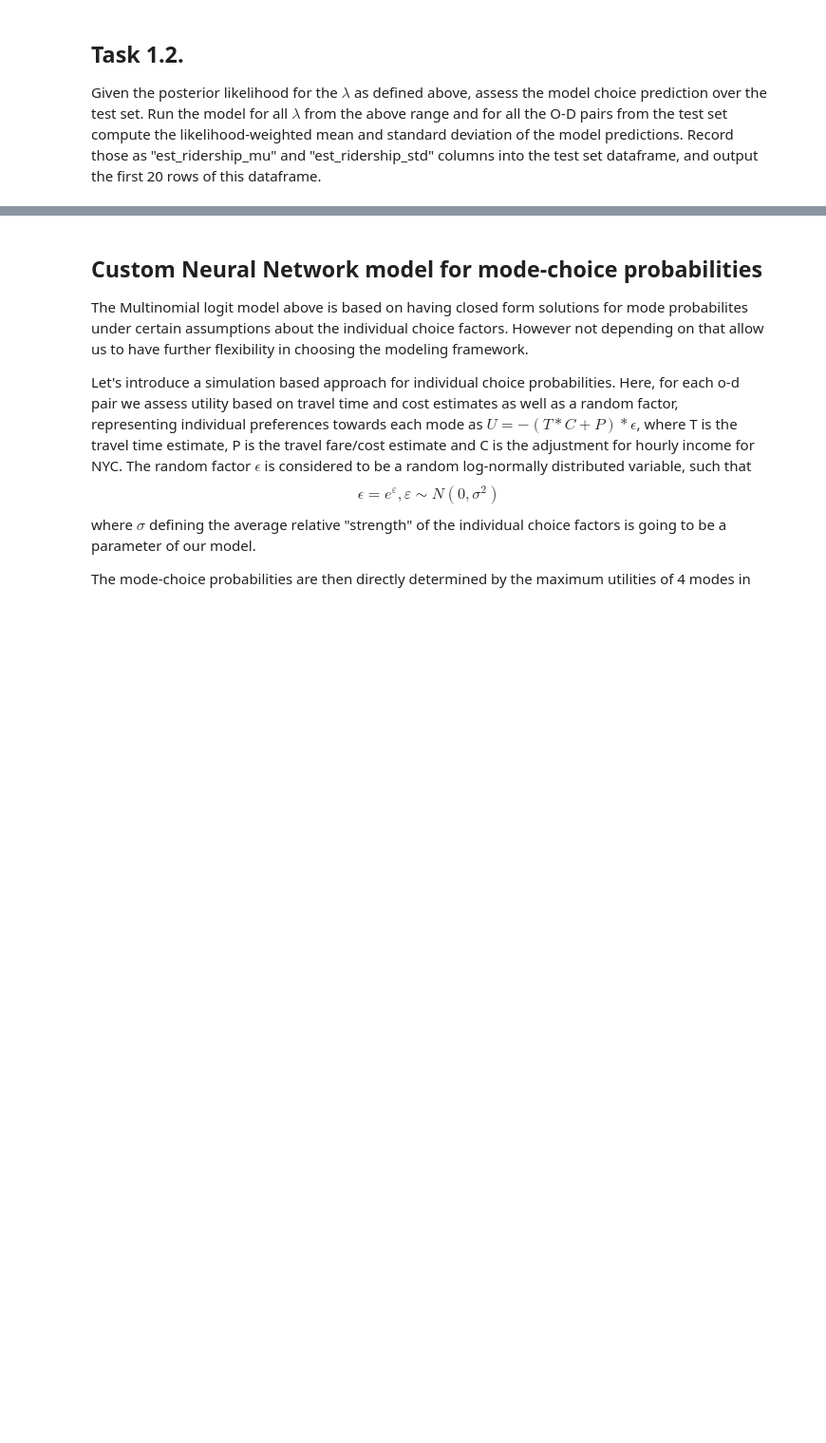
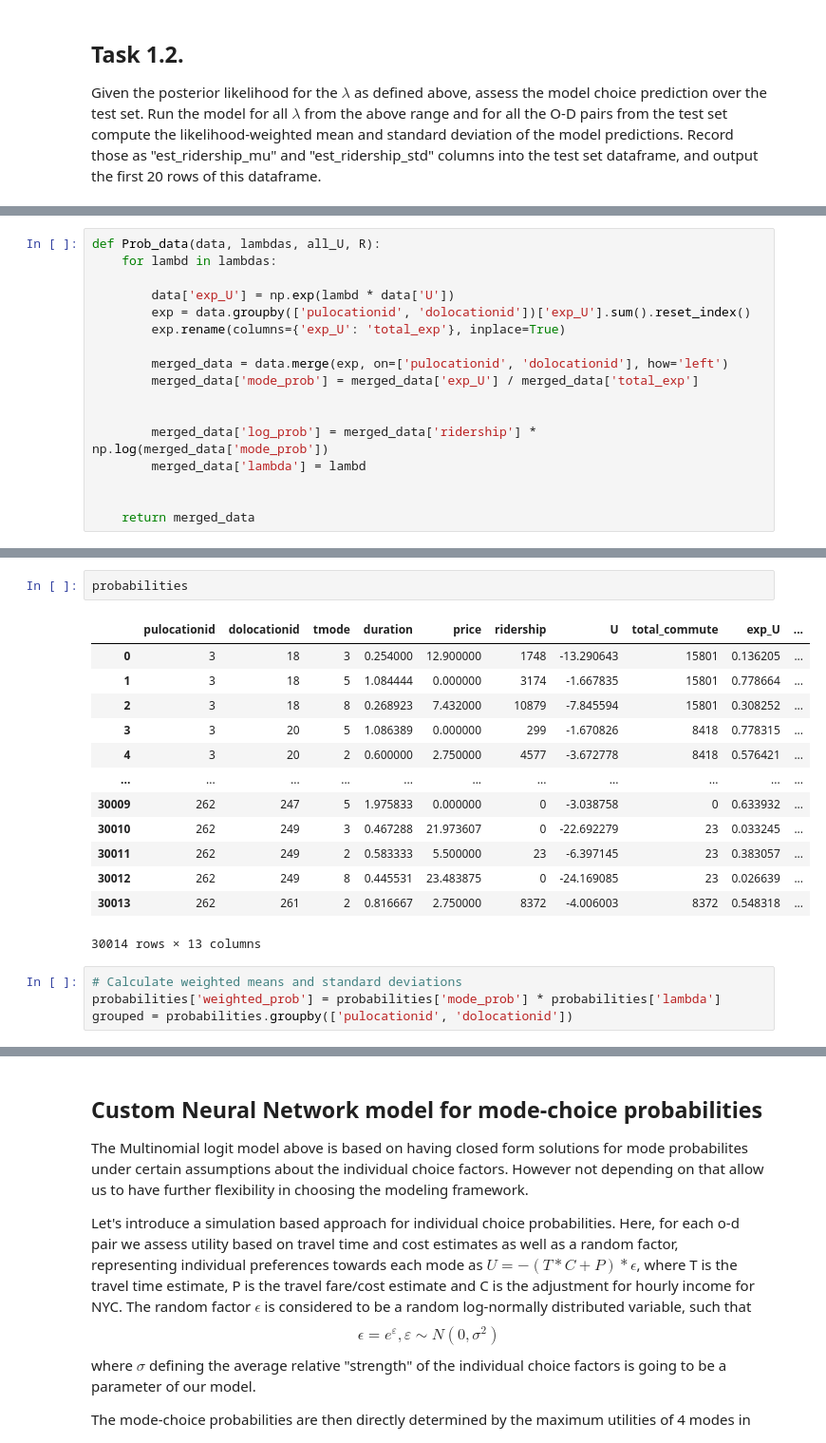
Before and after one commit to CharlesFeng0314/CUSP, a Jupyter notebook: CUSP7023/HW4/HW4_Bayesian_Transportation_case.ipynb, the cells around one changed output, grey strips where cells are left out. Shown: that part at 95% size. Saved outputs shown, nothing was run; the diff lists cells and outputs as text; blank space fills up the shorter version.

```diff
--- a/CUSP7023/HW4/HW4_Bayesian_Transportation_case.ipynb
+++ b/CUSP7023/HW4/HW4_Bayesian_Transportation_case.ipynb
@@ -251,0 +242,17 @@ Standard deviation of lambda: 4.914216726168832e-06
+# %%
+def Prob_data(data, lambdas, all_U, R):
+    for lambd in lambdas:
+
+        data['exp_U'] = np.exp(lambd * data['U'])
+        exp = data.groupby(['pulocationid', 'dolocationid'])['exp_U'].sum().reset_index()
+        exp.rename(columns={'exp_U': 'total_exp'}, inplace=True)
+
+        merged_data = data.merge(exp, on=['pulocationid', 'dolocationid'], how='left')
+        merged_data['mode_prob'] = merged_data['exp_U'] / merged_data['total_exp']
+
+
+        merged_data['log_prob'] = merged_data['ridership'] * np.log(merged_data['mode_prob'])
+        merged_data['lambda'] = lambd
+
+
+    return merged_data
@@ -251,0 +303,20 @@ Standard deviation of lambda: 4.914216726168832e-06
+# %%
+probabilities
+# %% [output]
+|  | pulocationid | dolocationid | tmode | duration | price | ridership | U | total_commute | exp_U | ... |
+| 0 | 3 | 18 | 3 | 0.254000 | 12.900000 | 1748 | -13.290643 | 15801 | 0.136205 | ... |
+| 1 | 3 | 18 | 5 | 1.084444 | 0.000000 | 3174 | -1.667835 | 15801 | 0.778664 | ... |
+| 2 | 3 | 18 | 8 | 0.268923 | 7.432000 | 10879 | -7.845594 | 15801 | 0.308252 | ... |
+| 3 | 3 | 20 | 5 | 1.086389 | 0.000000 | 299 | -1.670826 | 8418 | 0.778315 | ... |
+| 4 | 3 | 20 | 2 | 0.600000 | 2.750000 | 4577 | -3.672778 | 8418 | 0.576421 | ... |
+| ... | ... | ... | ... | ... | ... | ... | ... | ... | ... | ... |
+| 30009 | 262 | 247 | 5 | 1.975833 | 0.000000 | 0 | -3.038758 | 0 | 0.633932 | ... |
+| 30010 | 262 | 249 | 3 | 0.467288 | 21.973607 | 0 | -22.692279 | 23 | 0.033245 | ... |
+| 30011 | 262 | 249 | 2 | 0.583333 | 5.500000 | 23 | -6.397145 | 23 | 0.383057 | ... |
+| 30012 | 262 | 249 | 8 | 0.445531 | 23.483875 | 0 | -24.169085 | 23 | 0.026639 | ... |
+| 30013 | 262 | 261 | 2 | 0.816667 | 2.750000 | 8372 | -4.006003 | 8372 | 0.548318 | ... |
+30014 rows × 13 columns
+# %%
+# Calculate weighted means and standard deviations
+probabilities['weighted_prob'] = probabilities['mode_prob'] * probabilities['lambda']
+grouped = probabilities.groupby(['pulocationid', 'dolocationid'])
```
Also changed, not shown: parts of 15 cells of this notebook, 4 other files.
